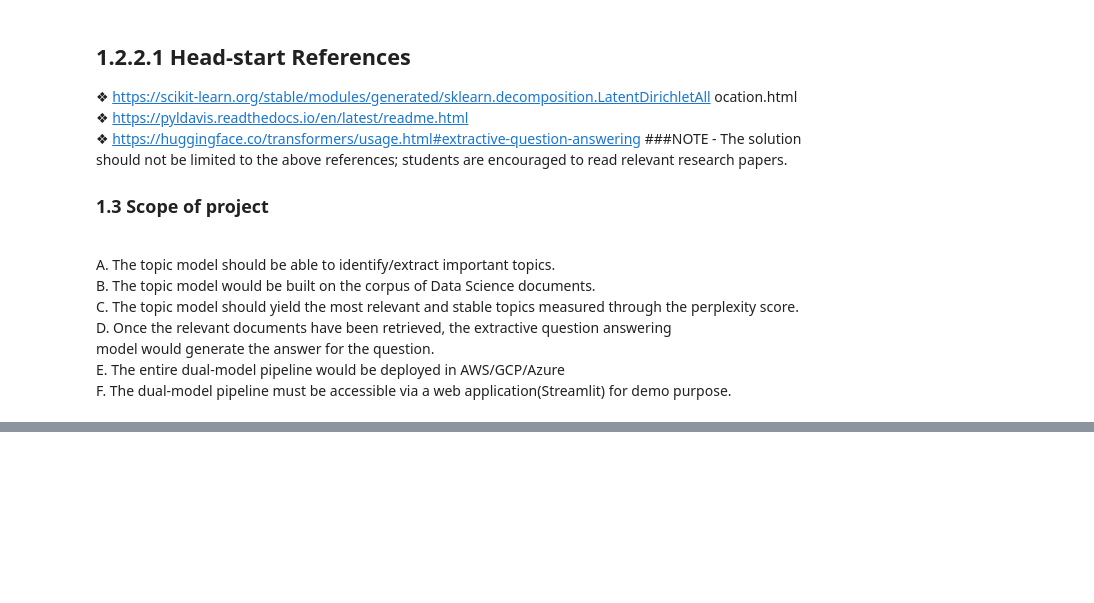
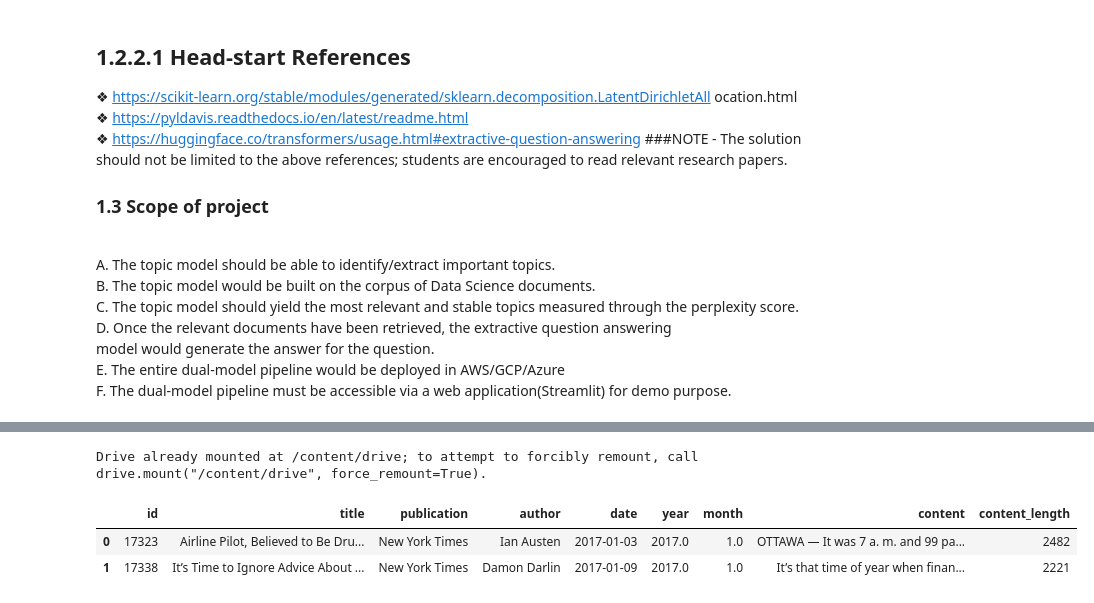
Before and after one commit to TheAIFellow/Automated-Question-Answering-System--Team1---Capstone-Project, a Jupyter notebook: Automated_Question_Answering_System_Team1_Capstone_Project.ipynb, the cells around one changed output, grey strips where cells are left out. Saved outputs shown, nothing was run; the diff lists cells and outputs as text; code cells hidden in the pictures; blank space fills up the shorter version.

```diff
--- a/Automated_Question_Answering_System_Team1_Capstone_Project.ipynb
+++ b/Automated_Question_Answering_System_Team1_Capstone_Project.ipynb
@@ -32,0 +65,24 @@ purpose.
+# %%
+from google.colab import drive
+drive.mount('/content/drive')
+# %% [output]
+Drive already mounted at /content/drive; to attempt to forcibly remount, call drive.mount("/content/drive", force_remount=True).
+# %%
+articles_df = pd.read_csv('/content/drive/MyDrive/AlmaBetter/Document Profiling/dat/' + 'articles.csv')
+# %%
+del articles_df['Unnamed: 0']
+#As we can see we don't have any record for url feature so we can drop that colums
+del articles_df['url']
+#Handling Null Value
+articles_df['author'] = articles_df['author'].fillna("")
+# %%
+articles_df['content_length']=articles_df['content'].apply(len)
+articles_df = articles_df[(articles_df['content_length'] > 2000) & (articles_df['content_length'] < 2500)]
+# %%
+articles_df = articles_df.reset_index()
+del articles_df['index']
+articles_df.head(2)
+# %% [output]
+|  | id | title | publication | author | date | year | month | content | content_length |
+| 0 | 17323 | Airline Pilot, Believed to Be Dru... | New York Times | Ian Austen | 2017-01-03 | 2017.0 | 1.0 | OTTAWA — It was 7 a. m. and 99 pa... | 2482 |
+| 1 | 17338 | It’s Time to Ignore Advice About ... | New York Times | Damon Darlin | 2017-01-09 | 2017.0 | 1.0 | It’s that time of year when finan... | 2221 |
```
Also changed, not shown: parts of 47 cells of this notebook.
